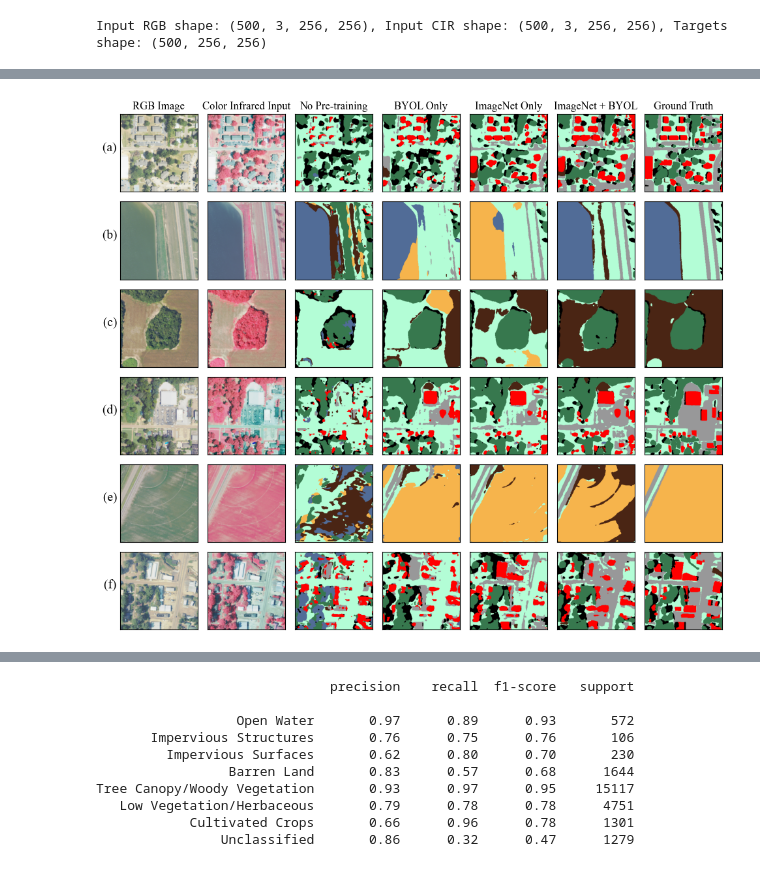
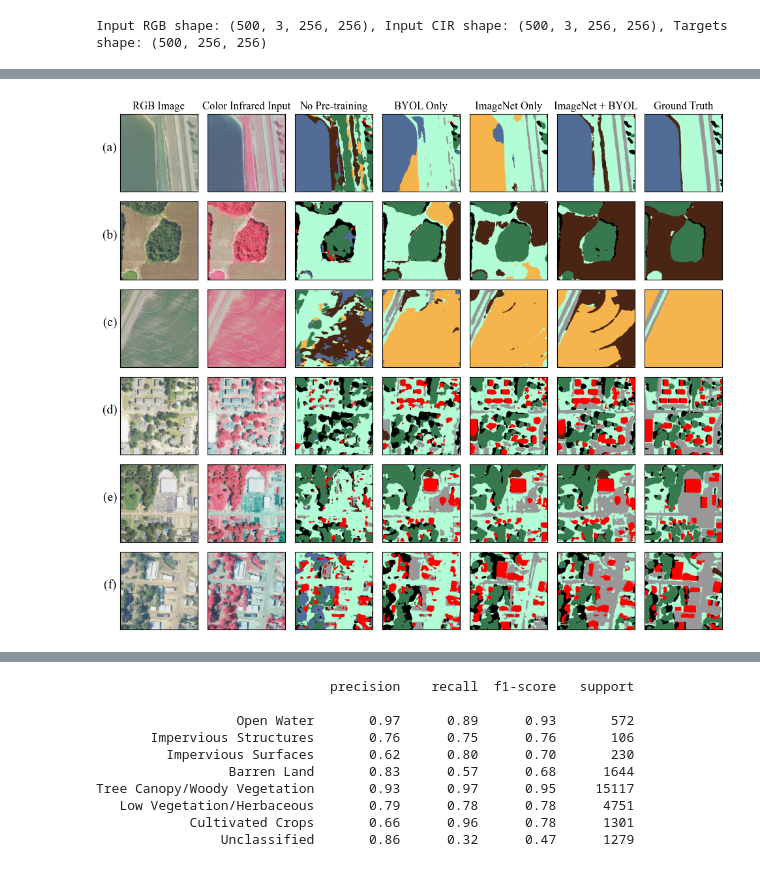
Before and after one commit to DakotaHester/ms-land-cover, a Jupyter notebook: notebooks/pretrain_results_miou.ipynb, the cells around one changed output, grey strips where cells are left out. Cells and saved outputs as stored; diff of their text form; code cells hidden in the pictures.

```diff
--- a/notebooks/pretrain_results_miou.ipynb
+++ b/notebooks/pretrain_results_miou.ipynb
@@ -997,7 +978,9 @@ for i, weight in enumerate(weights):
 # %%
 # n_samples = 50
 # selected_indices = np.random.choice(len(inputs_rgb), size=n_samples, replace=False)
+# selected_indices = [46, 475, 283, 132, 52, 328]
 selected_indices = [46, 475, 283, 132, 52, 328]
+selected_indices = [475, 283, 52, 46, 132, 328]  # rearranged order
 
 plt.rcParams['font.family'] = 'times new roman'
 
@@ -1023,34 +1006,34 @@ for i in range(len(selected_indices)):
 
     for j in range(7):
         # ax[i, j].axis('off')
         ax[i, j].set_xticks([])
         ax[i, j].set_yticks([])
         ax[i, j].set_xticklabels([])
         ax[i, j].set_yticklabels([])
 
 ax[0, 0].set_title('RGB Image')
 ax[0, 1].set_title('Color Infrared Input')
 ax[0, 2].set_title('No Pre-training')
 ax[0, 3].set_title('BYOL Only')
 ax[0, 4].set_title('ImageNet Only')
 ax[0, 5].set_title('ImageNet + BYOL')
 ax[0, 6].set_title('Ground Truth')
 
 ax[0, 0].set_ylabel('(a)    ', rotation=0, fontsize=14)
 ax[1, 0].set_ylabel('(b)    ', rotation=0, fontsize=14)
 ax[2, 0].set_ylabel('(c)    ', rotation=0, fontsize=14)
 ax[3, 0].set_ylabel('(d)    ', rotation=0, fontsize=14)
 ax[4, 0].set_ylabel('(e)    ', rotation=0, fontsize=14)
 ax[5, 0].set_ylabel('(f)    ', rotation=0, fontsize=14)
 
 fig.tight_layout()
 
 plt.savefig('../paper/images/qualitative_results_2.pdf', bbox_inches='tight')
 plt.savefig('../paper/images/qualitative_results_2.png', bbox_inches='tight', dpi=300)
 
 plt.show()
 # %% [output]
-[figure, old version]
+[figure, new version]
 # %%
 import pandas as pd
 from sklearn.metrics import confusion_matrix, ConfusionMatrixDisplay
```
Also changed, not shown: parts of 2 cells of this notebook, 23 other files.
